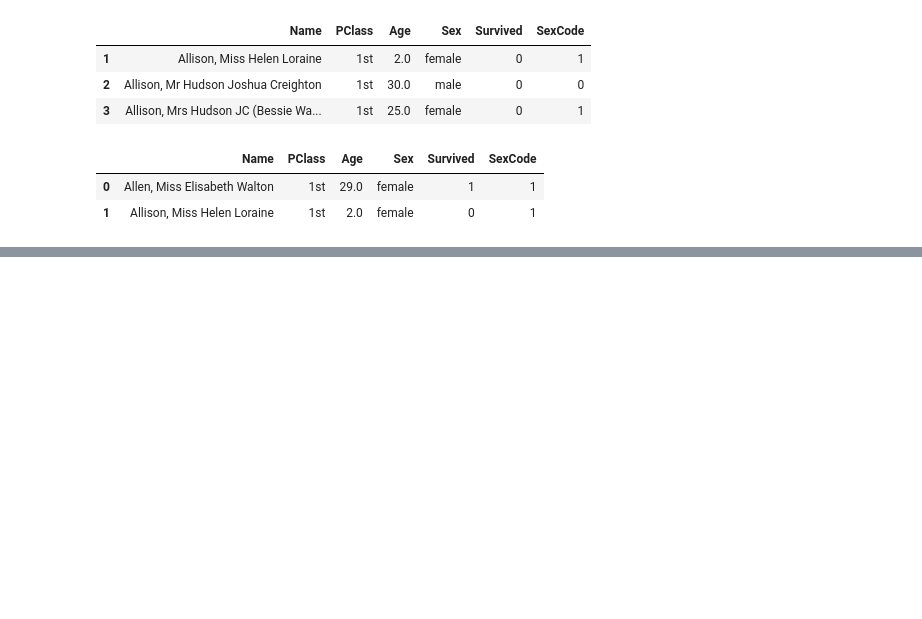
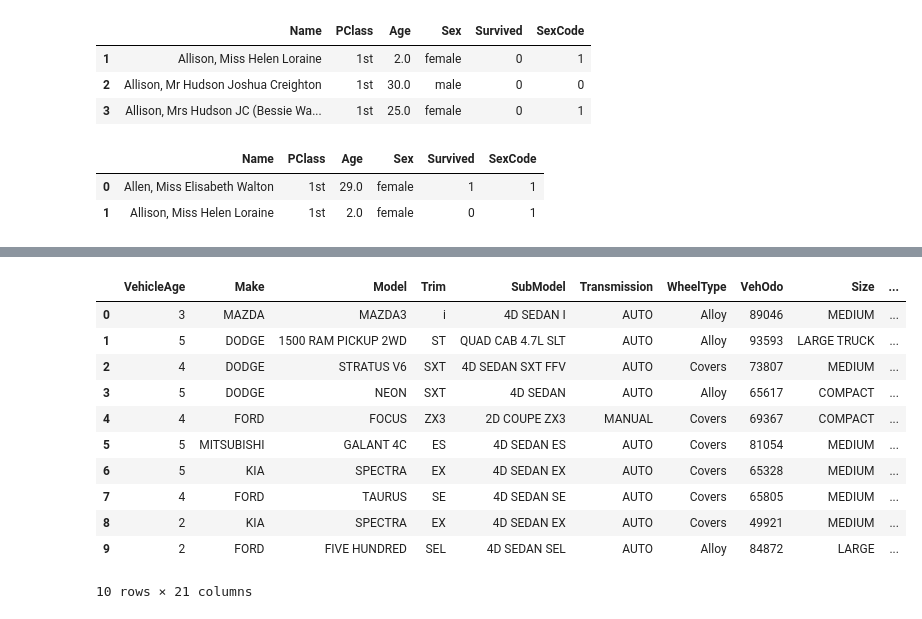
Before and after one commit to Kub1k228/iibooks, a Jupyter notebook: Луппов_Иван_тетрадь2.ipynb, the cells around one changed output, grey strips where cells are left out. Drawn from its saved outputs; the diff is of its cells as text; code cells hidden in the pictures; blank space fills up the shorter version.

```diff
--- a/Луппов_Иван_тетрадь2.ipynb
+++ b/Луппов_Иван_тетрадь2.ipynb
@@ -267,0 +294,18 @@ dataframe[dataframe['PClass']=='1st'].head(2)
+# %%
+#2.3.2 Задание
+url = 'https://raw.githubusercontent.com/akmand/datasets/main/carvana_kicks_clean.csv'
+dataframe = pd.read_csv(url)
+dataframe.head(10)
+# %% [output]
+|  | VehicleAge | Make | Model | Trim | SubModel | Transmission | WheelType | VehOdo | Size | ... |
+| 0 | 3 | MAZDA | MAZDA3 | i | 4D SEDAN I | AUTO | Alloy | 89046 | MEDIUM | ... |
+| 1 | 5 | DODGE | 1500 RAM PICKUP 2WD | ST | QUAD CAB 4.7L SLT | AUTO | Alloy | 93593 | LARGE TRUCK | ... |
+| 2 | 4 | DODGE | STRATUS V6 | SXT | 4D SEDAN SXT FFV | AUTO | Covers | 73807 | MEDIUM | ... |
+| 3 | 5 | DODGE | NEON | SXT | 4D SEDAN | AUTO | Alloy | 65617 | COMPACT | ... |
+| 4 | 4 | FORD | FOCUS | ZX3 | 2D COUPE ZX3 | MANUAL | Covers | 69367 | COMPACT | ... |
+| 5 | 5 | MITSUBISHI | GALANT 4C | ES | 4D SEDAN ES | AUTO | Covers | 81054 | MEDIUM | ... |
+| 6 | 5 | KIA | SPECTRA | EX | 4D SEDAN EX | AUTO | Covers | 65328 | MEDIUM | ... |
+| 7 | 4 | FORD | TAURUS | SE | 4D SEDAN SE | AUTO | Covers | 65805 | MEDIUM | ... |
+| 8 | 2 | KIA | SPECTRA | EX | 4D SEDAN EX | AUTO | Covers | 49921 | MEDIUM | ... |
+| 9 | 2 | FORD | FIVE HUNDRED | SEL | 4D SEDAN SEL | AUTO | Alloy | 84872 | LARGE | ... |
+10 rows × 21 columns
```
Also changed, not shown: parts of 11 cells of this notebook.
